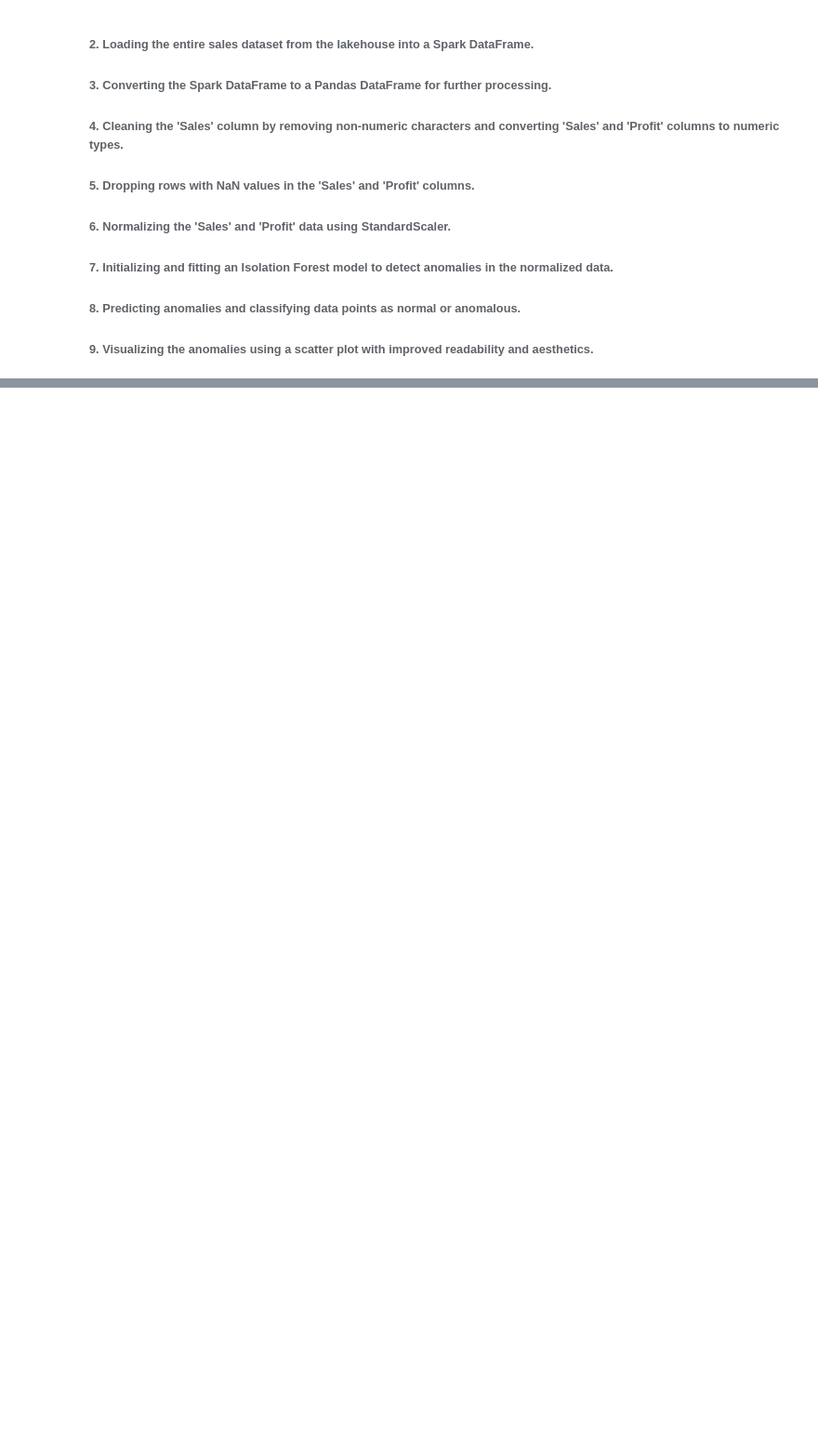
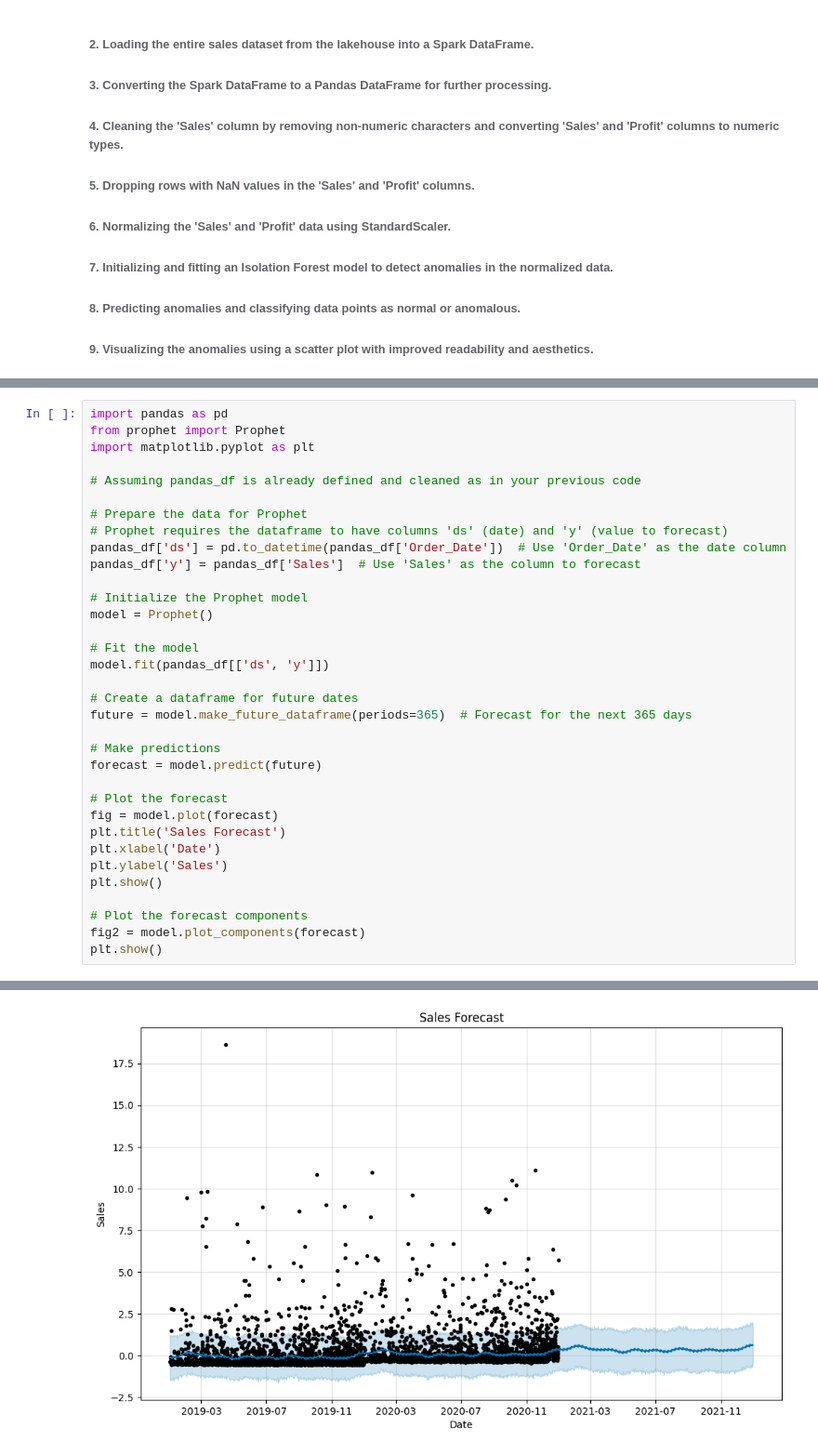
Before and after one commit to sophiakobzar/SmartSalesGuard, a Jupyter notebook: smartGuard_noFabric.ipynb, the cells around one changed output, grey strips where cells are left out. Shown at 93% size. Saved outputs shown, nothing was run; the diff lists cells and outputs as text; blank space fills up the shorter version.

Commit message:
added predictions to notebook

```diff
--- a/smartGuard_noFabric.ipynb
+++ b/smartGuard_noFabric.ipynb
@@ -57,0 +70,35 @@ Number of entries after removing anomalies: (5827, 20)
+# %%
+import pandas as pd
+from prophet import Prophet
+import matplotlib.pyplot as plt
+
+# Assuming pandas_df is already defined and cleaned as in your previous code
+
+# Prepare the data for Prophet
+# Prophet requires the dataframe to have columns 'ds' (date) and 'y' (value to forecast)
+pandas_df['ds'] = pd.to_datetime(pandas_df['Order_Date'])  # Use 'Order_Date' as the date column
+pandas_df['y'] = pandas_df['Sales']  # Use 'Sales' as the column to forecast
+
+# Initialize the Prophet model
+model = Prophet()
+
+# Fit the model
+model.fit(pandas_df[['ds', 'y']])
+
+# Create a dataframe for future dates
+future = model.make_future_dataframe(periods=365)  # Forecast for the next 365 days
+
+# Make predictions
+forecast = model.predict(future)
+
+# Plot the forecast
+fig = model.plot(forecast)
+plt.title('Sales Forecast')
+plt.xlabel('Date')
+plt.ylabel('Sales')
+plt.show()
+
+# Plot the forecast components
+fig2 = model.plot_components(forecast)
+plt.show()
+# %% [output]
@@ -57,0 +107 @@ Number of entries after removing anomalies: (5827, 20)
+[figure, added]
```
Also changed, not shown: parts of 2 cells of this notebook.
